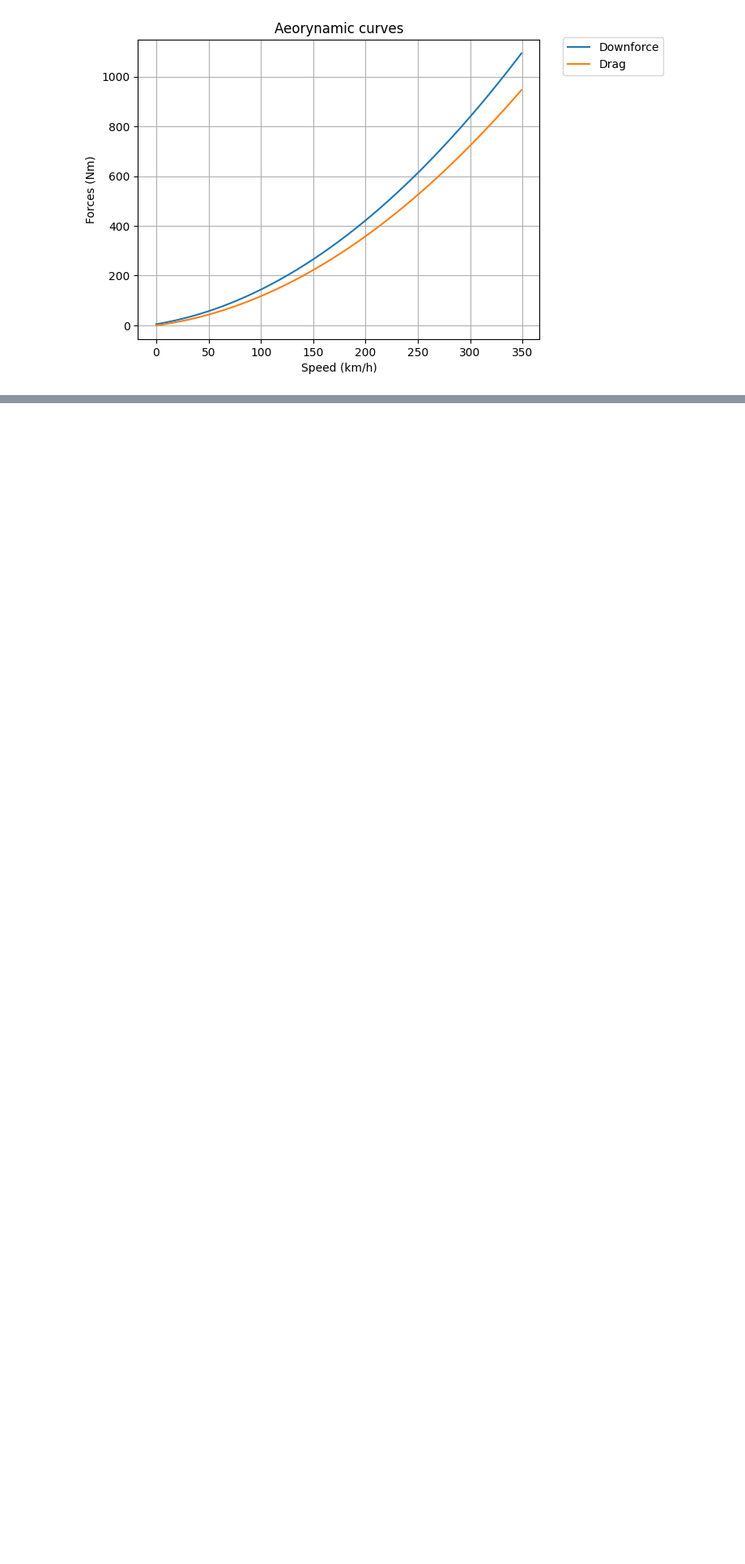
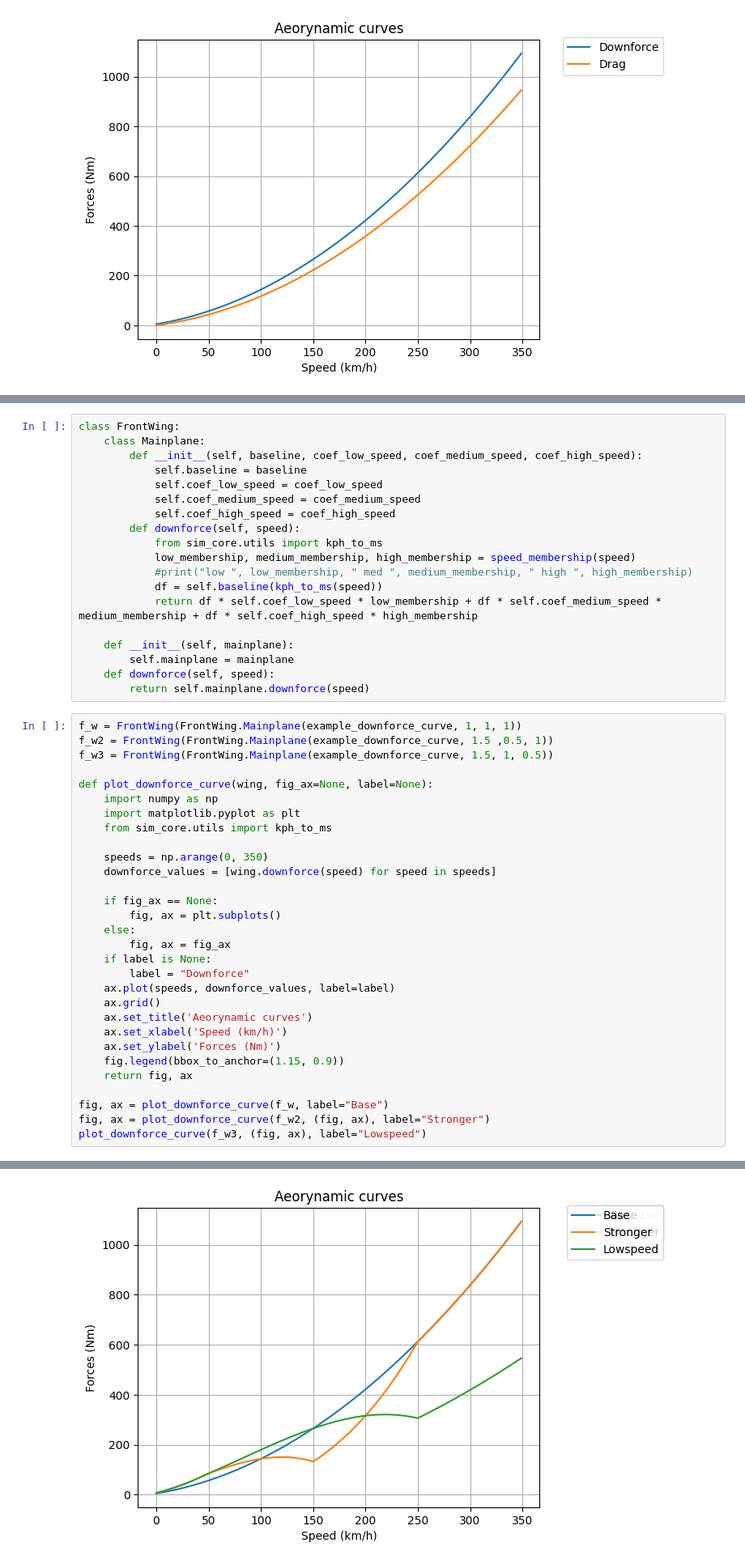
Before and after one commit to Nelson-Jnrnd/race-lap-simulations, a Jupyter notebook: downforce_sim.ipynb, the cells around one changed output, grey strips where cells are left out. Shown at 81% size. Cells and saved outputs as stored; diff of their text form; blank space fills up the shorter version.

```diff
--- a/downforce_sim.ipynb
+++ b/downforce_sim.ipynb
@@ -51,0 +125,50 @@ plot_downforce_curve(f_w)
+# %%
+class FrontWing:
+    class Mainplane:
+        def __init__(self, baseline, coef_low_speed, coef_medium_speed, coef_high_speed):
+            self.baseline = baseline
+            self.coef_low_speed = coef_low_speed
+            self.coef_medium_speed = coef_medium_speed
+            self.coef_high_speed = coef_high_speed
+        def downforce(self, speed):
+            from sim_core.utils import kph_to_ms
+            low_membership, medium_membership, high_membership = speed_membership(speed)
+            #print("low ", low_membership, " med ", medium_membership, " high ", high_membership)
+            df = self.baseline(kph_to_ms(speed))
+            return df * self.coef_low_speed * low_membership + df * self.coef_medium_speed * medium_membership + df * self.coef_high_speed * high_membership
+
+    def __init__(self, mainplane):
+        self.mainplane = mainplane
+    def downforce(self, speed):
+        return self.mainplane.downforce(speed)
+# %%
+f_w = FrontWing(FrontWing.Mainplane(example_downforce_curve, 1, 1, 1))
+f_w2 = FrontWing(FrontWing.Mainplane(example_downforce_curve, 1.5 ,0.5, 1))
+f_w3 = FrontWing(FrontWing.Mainplane(example_downforce_curve, 1.5, 1, 0.5))
+
+def plot_downforce_curve(wing, fig_ax=None, label=None):
+    import numpy as np
+    import matplotlib.pyplot as plt
+    from sim_core.utils import kph_to_ms
+
+    speeds = np.arange(0, 350)
+    downforce_values = [wing.downforce(speed) for speed in speeds]
+
+    if fig_ax == None:
+        fig, ax = plt.subplots()
+    else:
+        fig, ax = fig_ax
+    if label is None:
+        label = "Downforce"
+    ax.plot(speeds, downforce_values, label=label)
+    ax.grid()
+    ax.set_title('Aeorynamic curves')
+    ax.set_xlabel('Speed (km/h)')
+    ax.set_ylabel('Forces (Nm)')
+    fig.legend(bbox_to_anchor=(1.15, 0.9))
+    return fig, ax
+
+fig, ax = plot_downforce_curve(f_w, label="Base")
+fig, ax = plot_downforce_curve(f_w2, (fig, ax), label="Stronger")
+plot_downforce_curve(f_w3, (fig, ax), label="Lowspeed")
+# %% [output]
@@ -51,0 +177 @@ plot_downforce_curve(f_w)
+[figure, added]
```
Also changed, not shown: parts of 3 cells of this notebook.
